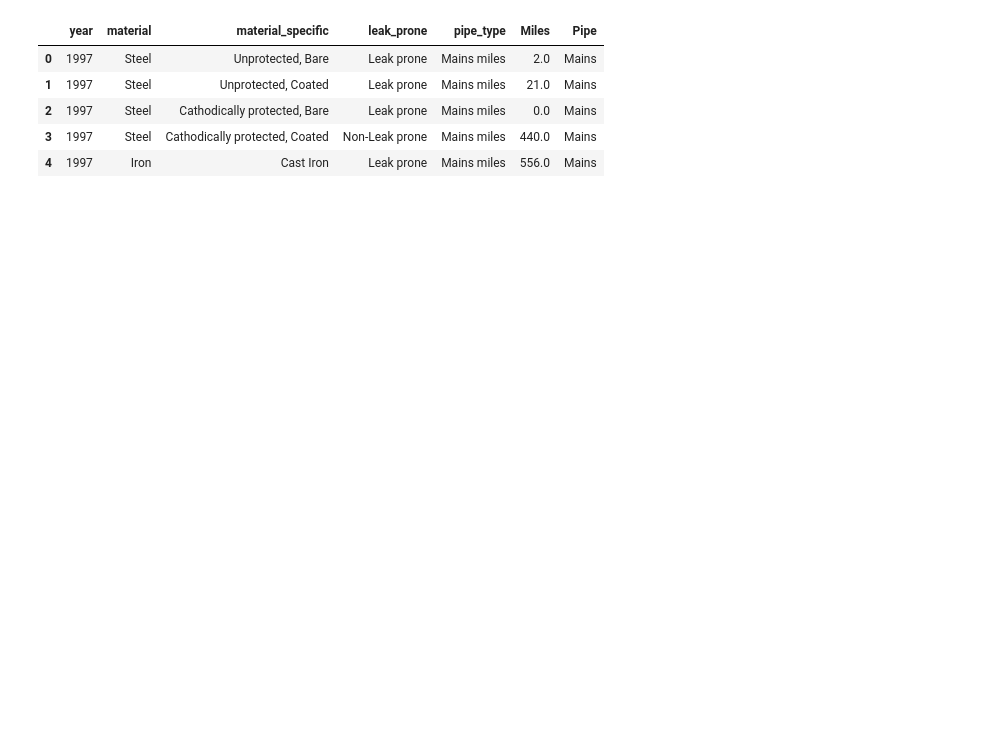
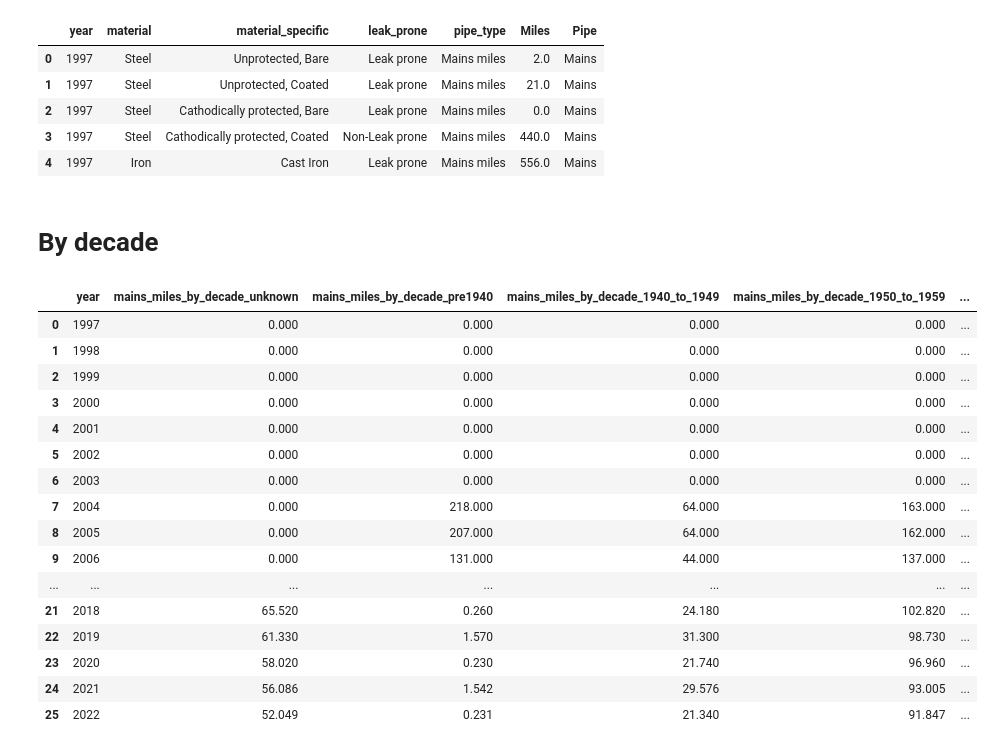
Before and after one commit to electrify-RVA/electrify-rva.github.io, a Jupyter notebook: data-analysis/pipelines.ipynb, the cells around one changed output. Drawn from its saved outputs; the diff is of its cells as text; code cells hidden in the pictures; blank space fills up the shorter version.

Commit message:
Add figures by decade

```diff
--- a/data-analysis/pipelines.ipynb
+++ b/data-analysis/pipelines.ipynb
@@ -630,3 +630,25 @@ fig.update_traces()
 
 fig.show()
 fig.write_html("../docs/_includes/charts/material_leakprone_mains_services_miles.html", include_plotlyjs="cdn")
+# %% [markdown]
+# By decade
+# %%
+eia_phmsa[["year", *[col for col in eia_phmsa.columns if "decade" in col]]]
+# %% [output]
+|  | year | mains_miles_by_decade_unknown | mains_miles_by_decade_pre1940 | mains_miles_by_decade_1940_to_1949 | mains_miles_by_decade_1950_to_1959 | ... |
+| 0 | 1997 | 0.000 | 0.000 | 0.000 | 0.000 | ... |
+| 1 | 1998 | 0.000 | 0.000 | 0.000 | 0.000 | ... |
+| 2 | 1999 | 0.000 | 0.000 | 0.000 | 0.000 | ... |
+| 3 | 2000 | 0.000 | 0.000 | 0.000 | 0.000 | ... |
+| 4 | 2001 | 0.000 | 0.000 | 0.000 | 0.000 | ... |
+| 5 | 2002 | 0.000 | 0.000 | 0.000 | 0.000 | ... |
+| 6 | 2003 | 0.000 | 0.000 | 0.000 | 0.000 | ... |
+| 7 | 2004 | 0.000 | 218.000 | 64.000 | 163.000 | ... |
+| 8 | 2005 | 0.000 | 207.000 | 64.000 | 162.000 | ... |
+| 9 | 2006 | 0.000 | 131.000 | 44.000 | 137.000 | ... |
+| ... | ... | ... | ... | ... | ... | ... |
+| 21 | 2018 | 65.520 | 0.260 | 24.180 | 102.820 | ... |
+| 22 | 2019 | 61.330 | 1.570 | 31.300 | 98.730 | ... |
+| 23 | 2020 | 58.020 | 0.230 | 21.740 | 96.960 | ... |
+| 24 | 2021 | 56.086 | 1.542 | 29.576 | 93.005 | ... |
+| 25 | 2022 | 52.049 | 0.231 | 21.340 | 91.847 | ... |
```
Also changed, not shown: parts of 8 cells of this notebook, 5 other files.
